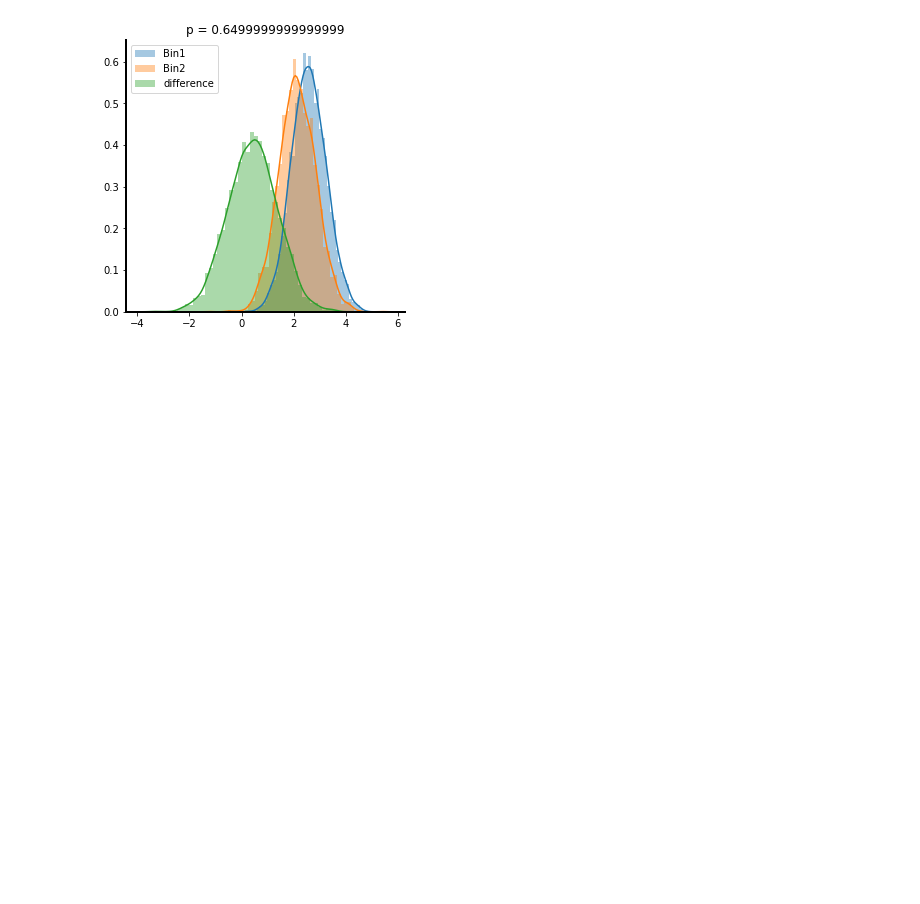
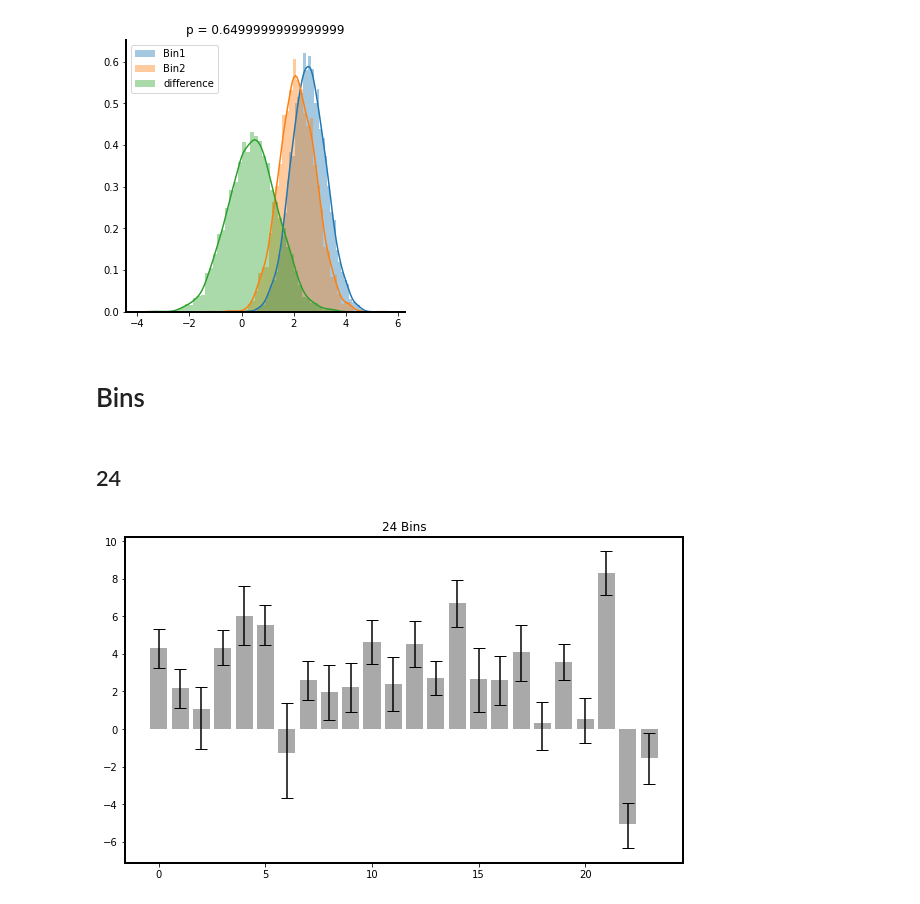
Before and after one commit to WhitneyLab/Serial_Dependence_Analysis_Base, a Jupyter notebook: figures/Fig_6/Fig_6.ipynb, the cells around one changed output. Cells and saved outputs as stored; diff of their text form; code cells hidden in the pictures; blank space fills up the shorter version.

Commit message:
initial analysis on bins, from 2 to 24

```diff
--- a/figures/Fig_6/Fig_6.ipynb
+++ b/figures/Fig_6/Fig_6.ipynb
@@ -21,9 +21,11 @@ mpl.rcParams['axes.linewidth'] = 2
 # %%
 fig6_path = os.getcwd()
 figures_path = str(Path(fig6_path).parent)
-datapath = figures_path + '/data/radiologists/Analysis5_19_2020/Radiologists Analysis/2 Bin Spatial Tuning/'
+datapath = figures_path + '/data/radiologists/Analysis5_22_2020/bins/'
 # %% [markdown]
 # Load data
+# %%
+twentyfourbins = np.load(datapath + '24_bins_amplitudes.npy')
 # %%
 dist1 = np.load(datapath + 'bin1_amplitudes.npy')
 dist2 = np.load(datapath + 'bin2_amplitudes.npy')
@@ -54,3 +56,47 @@ compDistributions.substract2Dist(dist1, dist2)
 # %% [output]
 0.675
 [figure]
+# %% [markdown]
+# Bins
+# %% [markdown]
+## 24
+# %%
+numBins = 24
+data = np.load(datapath + str(numBins) + '_bins_amplitudes.npy')
+
+alldata_trimed = pd.DataFrame()
+alldata = pd.DataFrame(columns=['SUBJECT', 'BOOTSTRAP_VALUES'])
+
+bindata = pd.DataFrame()
+
+row = 0
+for bins in range(numBins):
+    subjectdata_temp = pd.DataFrame()
+
+    mean_bin, ci_low_bin, ci_up_bin = mean_confidence_interval.confidence_interval_percentile(twentyfourbins[bins])
+
+    bindata.loc[bins, 'MEAN'] = mean_bin
+    bindata.loc[bins, 'CI_LOW'] = ci_low_bin
+    bindata.loc[bins, 'CI_UP'] = ci_up_bin
+
+# CI
+bin_ci = pd.DataFrame()
+for i in range(len(bindata)):
+
+    low = bindata.loc[i, 'MEAN'] - bindata.loc[i, 'CI_LOW']
+    up = bindata.loc[i, 'CI_UP'] - bindata.loc[i, 'MEAN']
+
+    bin_ci.loc[0, i] = low
+    bin_ci.loc[1, i] = up
+
+# plot
+plt.figure(figsize=(10, 6))
+
+plt.bar(range(len(bindata)), bindata['MEAN'], yerr=bin_ci.to_numpy(), ecolor='black',
+       capsize=6, color = 'darkgray')
+plt.title(str(numBins) + ' Bins')
+plt.savefig('Fig_6_' + str(numBins) + 'bins.eps', bbox_inches='tight', dpi=1200)
+plt.savefig('Fig_6_' + str(numBins) + 'bins.svg', bbox_inches='tight', dpi=1200)
+plt.savefig('Fig_6_' + str(numBins) + 'bins.jpg', bbox_inches='tight', dpi=1200)
+# %% [output]
+[figure, added]
```
Also changed, not shown: parts of 15 cells of this notebook, 16 other files.
